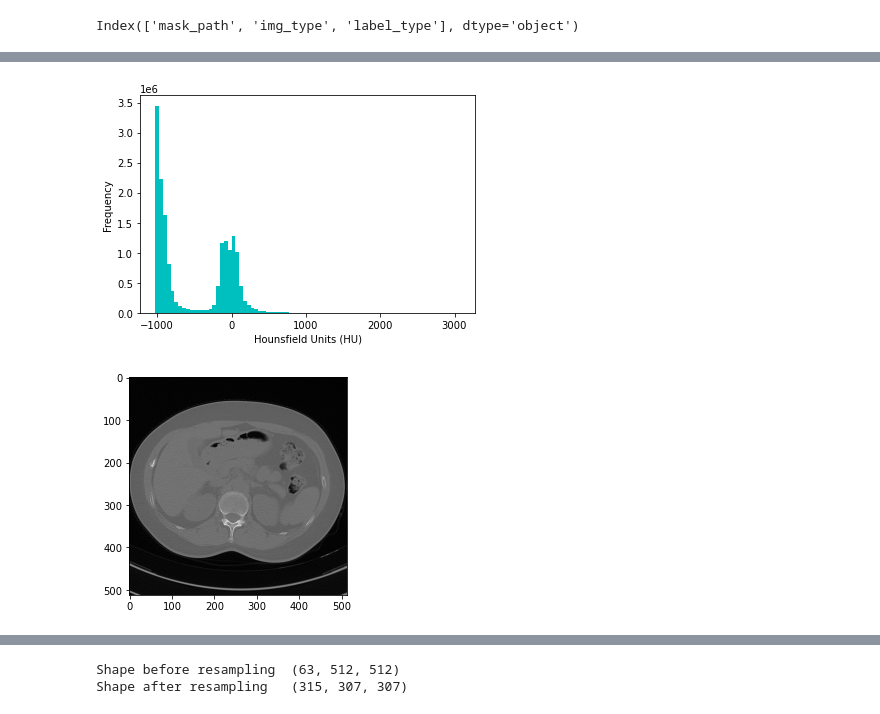
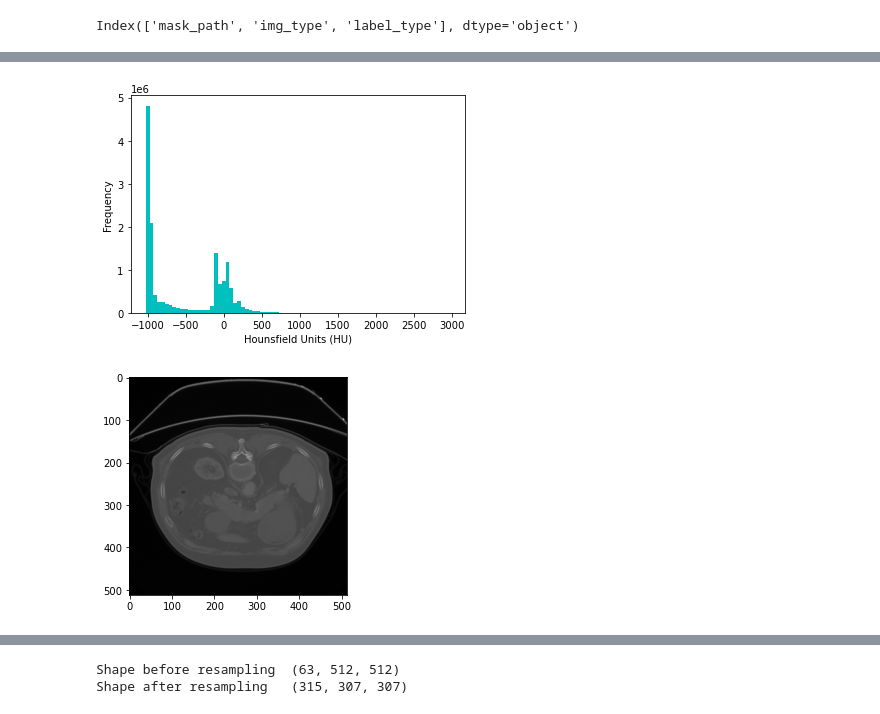
Before and after one commit to wyh196646/AI_Lung_nodule, a Jupyter notebook: data_processing/test.ipynb, the cells around one changed output, grey strips where cells are left out. Drawn from its saved outputs; the diff is of its cells as text; code cells hidden in the pictures.

```diff
--- a/data_processing/test.ipynb
+++ b/data_processing/test.ipynb
@@ -207,6 +183,3 @@ array([5.       , 0.7519531, 0.7519531], dtype=float32)
-# %%
-nii=sitk.ReadImage(nii_file)
-nii_img=sitk.GetArrayFromImage(nii)
 # %%
 nii_img.shape
 # %% [output]
@@ -310,14 +287,14 @@ file_path='/home/wyh21/AI_Lung_node/data_processing/new_json.json'
 # %%
-first_patient = load_scan(list(series_file_names))
-first_patient_pixels = get_pixels_hu(first_patient)
-plt.hist(first_patient_pixels.flatten(), bins=80, color='c')
+
+#first_patient_pixels = get_pixels_hu(nii_img)
+plt.hist(nii_img.flatten(), bins=80, color='c')
 plt.xlabel("Hounsfield Units (HU)")
 plt.ylabel("Frequency")
 plt.show()
 
 # Show some slice in the middle
-plt.imshow(first_patient_pixels[1], cmap=plt.cm.gray)
+plt.imshow(nii_img[1], cmap=plt.cm.gray)
 plt.show()
 # %% [output]
-[figure, old version]
+[figure, new version]
-[figure, old version]
+[figure, new version]
```
Also changed, not shown: parts of 25 cells of this notebook, 2 other files.
